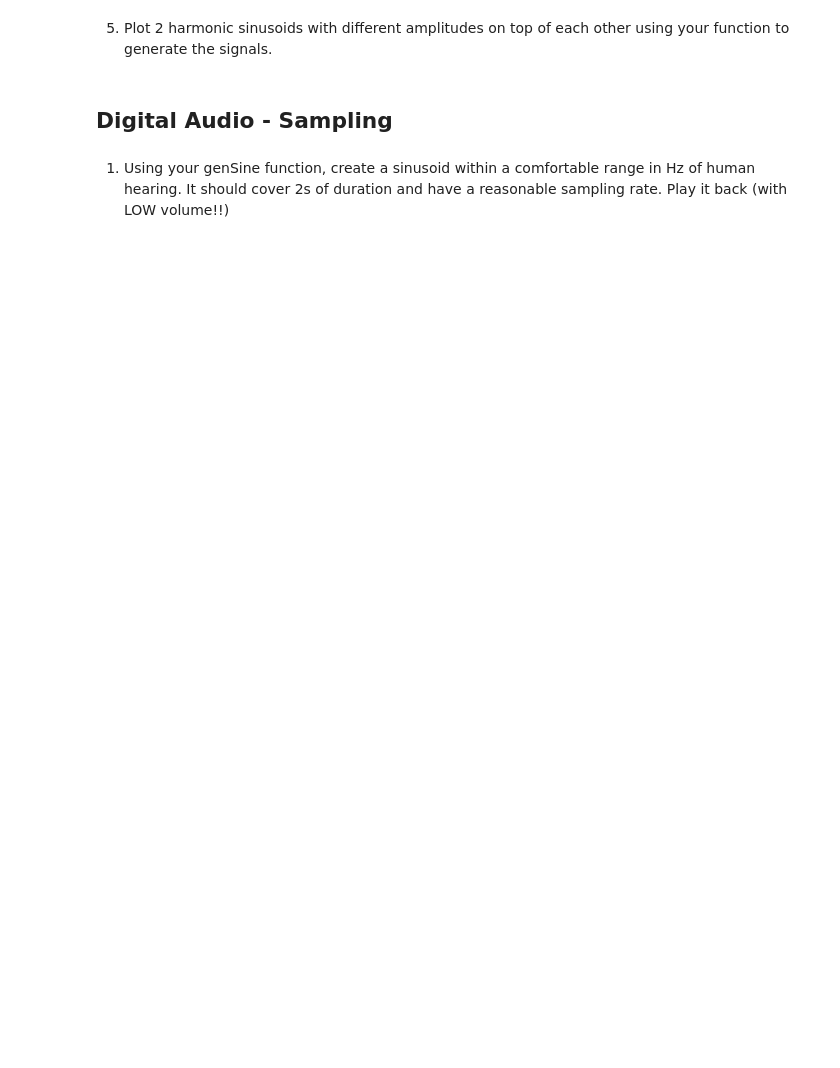
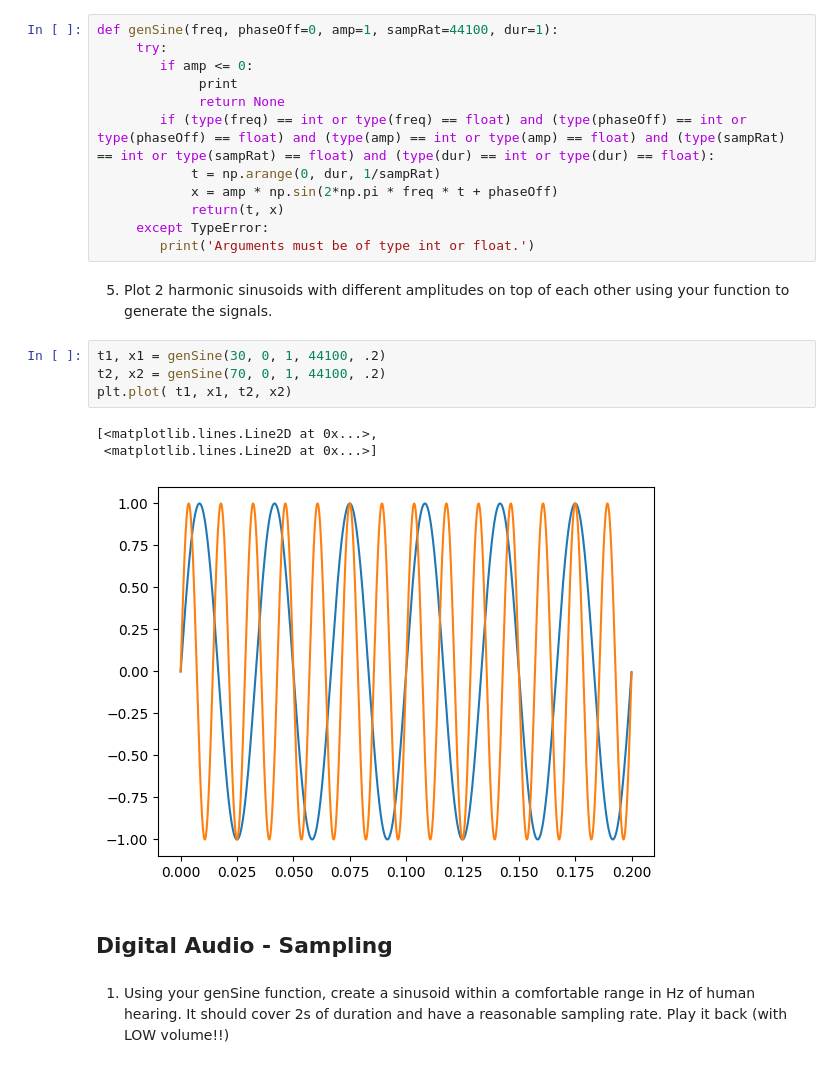
Before and after one commit to lgomez47/AudioTechII, a Jupyter notebook: Activities/Activity2_sinusoidsFunctions.ipynb, the cells around one changed output. Cells and saved outputs as stored; diff of their text form; blank space fills up the shorter version.

```diff
--- a/Activities/Activity2_sinusoidsFunctions.ipynb
+++ b/Activities/Activity2_sinusoidsFunctions.ipynb
@@ -27,7 +38,27 @@ Audio(x, rate = fs)
 # %% [markdown]
 4) Write a function called genSine() which returns a sinusoid given frequency, phase offset, amplitude, sampling rate, and duration in seconds(remember you can use default parameters where appropriate)
+# %%
+def genSine(freq, phaseOff=0, amp=1, sampRat=44100, dur=1):
+     try:
+        if amp <= 0:
+             print
+             return None
+        if (type(freq) == int or type(freq) == float) and (type(phaseOff) == int or type(phaseOff) == float) and (type(amp) == int or type(amp) == float) and (type(sampRat) == int or type(sampRat) == float) and (type(dur) == int or type(dur) == float):
+            t = np.arange(0, dur, 1/sampRat)
+            x = amp * np.sin(2*np.pi * freq * t + phaseOff)
+            return(t, x)
+     except TypeError:
+        print('Arguments must be of type int or float.')
 # %% [markdown]
 5. Plot 2 harmonic sinusoids with different amplitudes on top of each other using your function to generate the signals.
+# %%
+t1, x1 = genSine(30, 0, 1, 44100, .2)
+t2, x2 = genSine(70, 0, 1, 44100, .2)
+plt.plot( t1, x1, t2, x2)
+# %% [output]
+[<matplotlib.lines.Line2D at 0x...>,
+ <matplotlib.lines.Line2D at 0x...>]
+[figure, added]
 # %% [markdown]
 ## Digital Audio - Sampling
 # %% [markdown]
```
Also changed, not shown: parts of 13 cells of this notebook.
